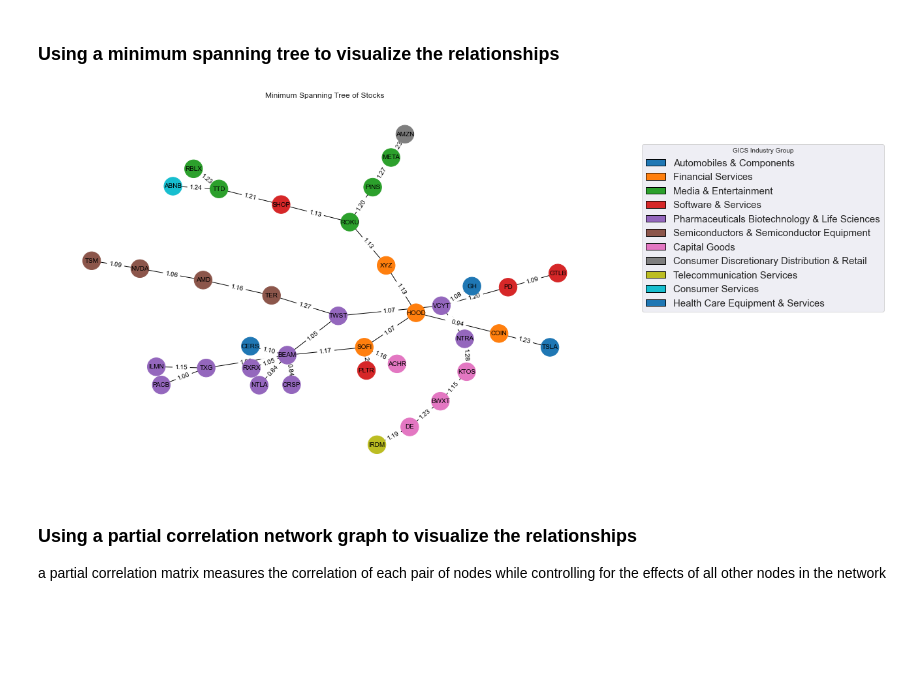
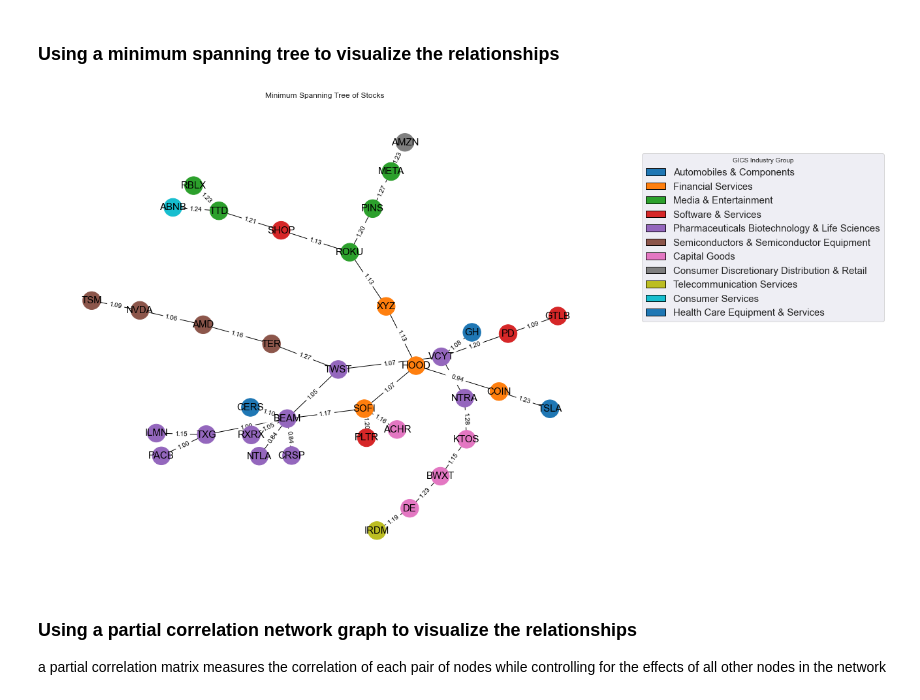
Before and after one commit to kenchan323/k_personal_projects, a Jupyter notebook: finance/risk_illustration/ark_snapshot_holdings.ipynb, the cells around one changed output. Saved outputs shown, nothing was run; the diff lists cells and outputs as text; code cells hidden in the pictures; blank space fills up the shorter version.

```diff
--- a/finance/risk_illustration/ark_snapshot_holdings.ipynb
+++ b/finance/risk_illustration/ark_snapshot_holdings.ipynb
@@ -254,21 +254,21 @@ for i, row in enumerate(mst_dense):
 # %%
 colour_by = 'GICS Industry Group'
 #colour_by = 'GICS Sector'
 
-plt.figure(figsize=(12, 8))
+plt.figure(figsize=(12, 10))
 pos = nx.spring_layout(mst_graph, seed=42)  # Layout for visualization
-nx.draw(mst_graph, pos, with_labels=True, node_size=750, font_size=10,
+nx.draw(mst_graph, pos, with_labels=True, node_size=750, font_size=15,
         node_color=[ticker_to_colour(ticker, group_by=colour_by) for ticker in mst_graph.nodes()])
 labels = nx.get_edge_attributes(mst_graph, 'weight')
 nx.draw_networkx_edge_labels(mst_graph, pos, edge_labels={k: f"{v:.2f}" for k, v in labels.items()})
 
 custom_legend = [Patch(facecolor=_c, edgecolor='black', label=_g) for _g, _c in group_colour_map[colour_by].items()]
 plt.legend(handles=custom_legend, title=colour_by, loc='upper right',  bbox_to_anchor=(1.5, 0.9), fontsize=15)
 
 plt.title("Minimum Spanning Tree of Stocks")
 plt.show()
 # %% [output]
-[figure, old version]
+[figure, new version]
 # %% [markdown]
 ### Using a partial correlation network graph to visualize the relationships
 a partial correlation matrix measures the correlation of each pair of nodes while controlling for the effects of all other nodes in the network
```
Also changed, not shown: parts of 6 cells of this notebook.
